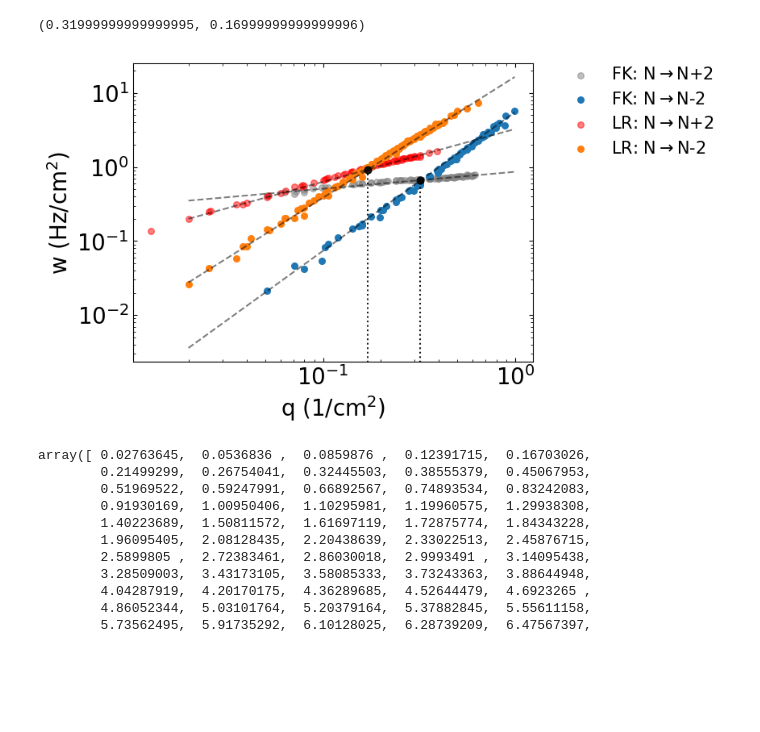
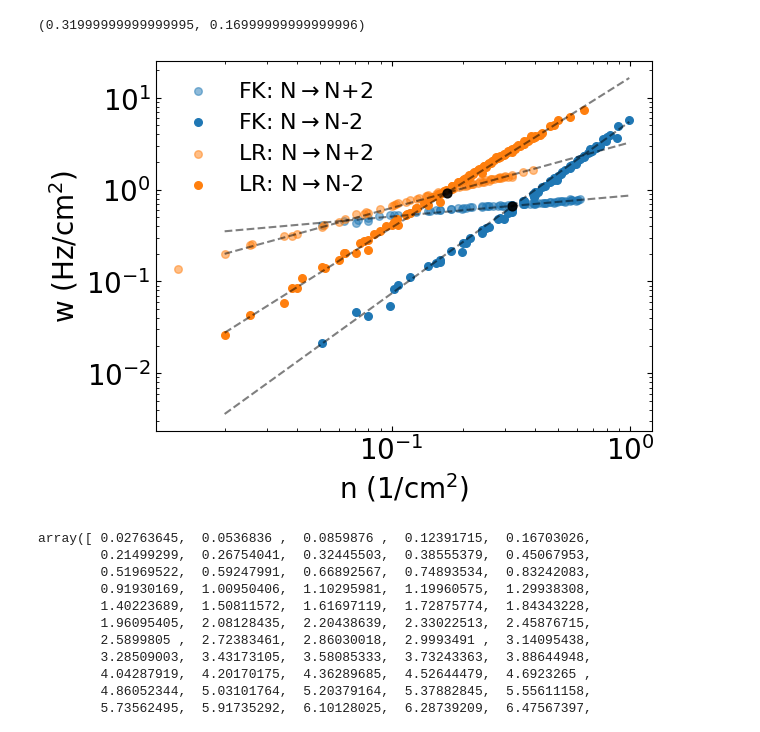
Before and after one commit to timtyree/bgmc, a Jupyter notebook: python/Generation of figure 4.ipynb, the cells around one changed output. Drawn from its saved outputs; the diff is of its cells as text; code cells hidden in the pictures; blank space fills up the shorter version.

Commit message:
dev figure generation

```diff
--- a/python/Generation of figure 4.ipynb
+++ b/python/Generation of figure 4.ipynb
@@ -1332,41 +1377,42 @@ alpha=0.9
 # df_birth_fk.plot(x='q',y='w',ax=ax,c='C0',alpha=0.5,label=r'FK: N$\rightarrow$N+2',lw=4)
 # fk.plot(x='q',y='w',ax=ax,c='C0',label=r'FK: N$\rightarrow$N-2',lw=4)
 # df_birth_lr.plot(x='q',y='w',ax=ax,c='C1',alpha=0.5,label=r'LR: N$\rightarrow$N+2',lw=4)
 # lr.plot(x='q',y='w',ax=ax,c='C1',label=r'LR: N$\rightarrow$N-2',lw=4)
 markersize=30
-df_birth_fk.plot.scatter(x='q',y='w',ax=ax,c='gray',#'C0',
+df_birth_fk.plot.scatter(x='q',y='w',ax=ax,c='C0',#'gray',#
                          alpha=0.5,label=r'FK: N$\rightarrow$N+2',s=markersize)
 fk.plot.scatter(x='q',y='w',ax=ax,c='C0',label=r'FK: N$\rightarrow$N-2',s=markersize)
-df_birth_lr.plot.scatter(x='q',y='w',ax=ax,c='r',#'C1',
+df_birth_lr.plot.scatter(x='q',y='w',ax=ax,c='C1',#'r',#
                          alpha=0.5,label=r'LR: N$\rightarrow$N+2',s=markersize)
 lr.plot.scatter(x='q',y='w',ax=ax,c='C1',label=r'LR: N$\rightarrow$N-2',s=markersize)
 
 
 #plot the powerlaw fits
 ax.plot(xv,yv_death_fk,'k--',alpha=0.5)
 ax.plot(xv,yv_death_lr,'k--',alpha=0.5)
 ax.plot(xv,yv_birth_fk,'k--',alpha=0.5)
 ax.plot(xv,yv_birth_lr,'k--',alpha=0.5)
 
 #draw vertical dotted line up to the intersection point for both of the full models
 ax.scatter([qstar_fk],[wstar_fk],c='k',s=40,alpha=0.9,zorder=100)
 ax.scatter([qstar_lr],[wstar_lr],c='k',s=40,alpha=0.9,zorder=100)
-ax.plot([qstar_fk,qstar_fk],[0.001,wstar_fk],'k:',alpha=0.9)
-ax.plot([qstar_lr,qstar_lr],[0.001,wstar_lr],'k:',alpha=0.9)
+# ax.plot([qstar_fk,qstar_fk],[0.001,wstar_fk],'k:',alpha=0.9)
+# ax.plot([qstar_lr,qstar_lr],[0.001,wstar_lr],'k:',alpha=0.9)
 
 
 # format_plot
-format_plot(ax=ax,xlabel=r'q (1/cm$^2$)',ylabel=r'w (Hz/cm$^2$)',fontsize=fontsize)#,use_loglog=True)
-# plt.legend(fontsize=16,frameon=False,loc='upper left')
-AddLegend(loc='upper left')
+format_plot(ax=ax,xlabel=r'n (1/cm$^2$)',ylabel=r'w (Hz/cm$^2$)',fontsize=fontsize)#,use_loglog=True)
+# format_plot(ax=ax,xlabel=r'q (1/cm$^2$)',ylabel=r'w (Hz/cm$^2$)',fontsize=fontsize)#,use_loglog=True)
+plt.legend(fontsize=16,frameon=False,loc='upper left')
+# AddLegend(loc='upper left')
 ax.set_xscale('log')
 ax.set_yscale('log')
 ax.set_ylim((0.0023641776732192935, 25.08908114695242))
 ax.tick_params(top=True, right=True,direction='in',which='both')
 
 plt.show()
 # %% [output]
-[figure, old version]
+[figure, new version]
 # %%
 #TODO: compute rmse of the full models death rates
 #plot the powerlaw fits
```
Also changed, not shown: parts of 20 cells of this notebook, 1 other file.
